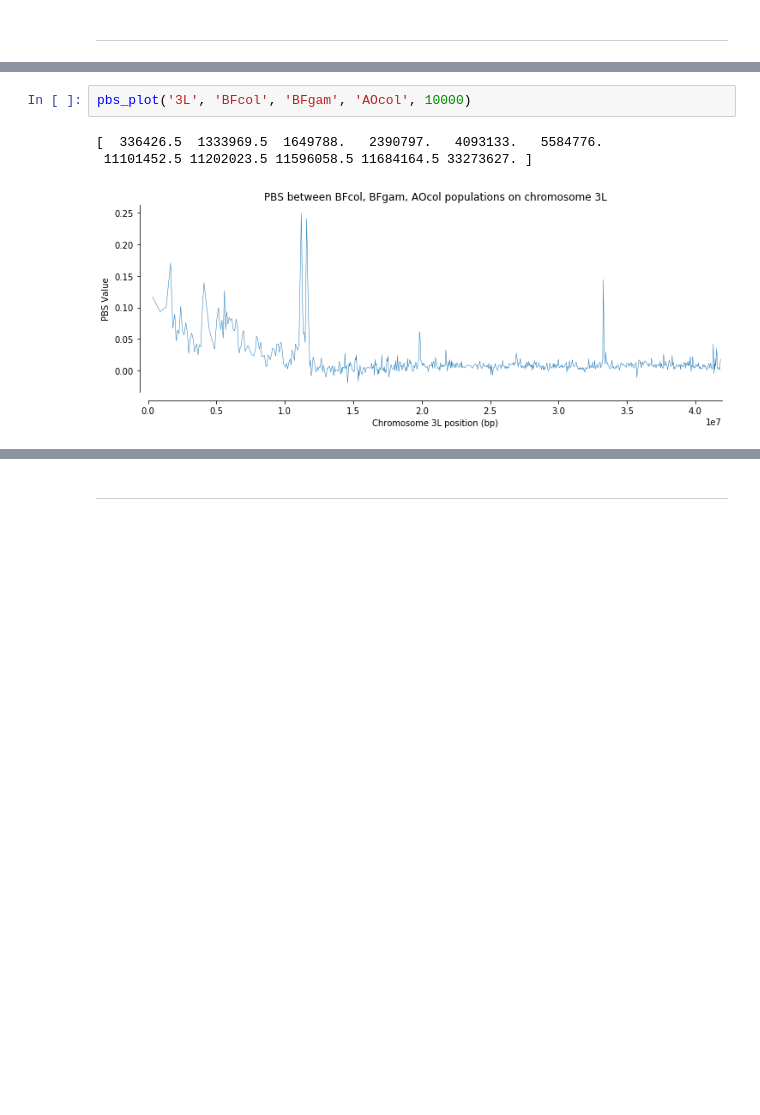
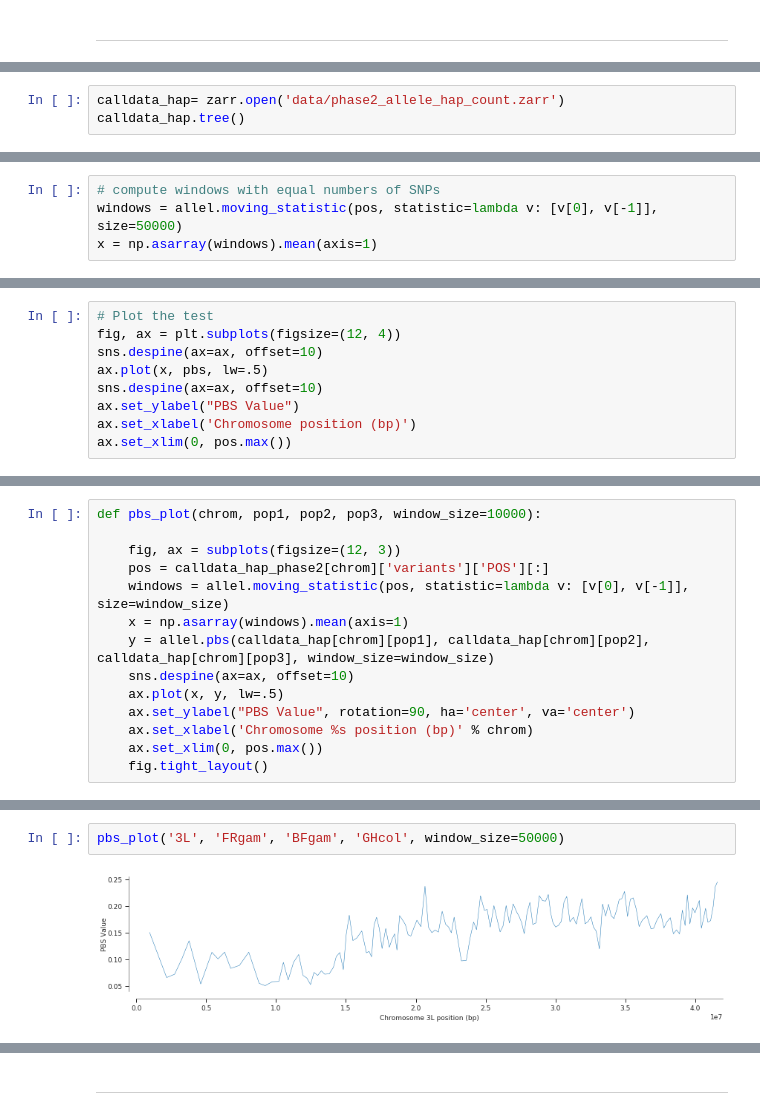
Before and after one commit to randomxsk8/notebooks, a Jupyter notebook: 08292019_selection_PBS.ipynb, the cells around one changed output, grey strips where cells are left out. Drawn from its saved outputs; the diff is of its cells as text; blank space fills up the shorter version.

Commit message:
modified:   08292019_selection_PBS.ipynb 	modified:   09092019_dxy_pi_along_3L.ipynb 	modified:   09102019_dxy_pi_gmin_phase2.ipynb 	modified:   09142019_allele_count_dataset_phase2_creation.ipynb

```diff
--- a/08292019_selection_PBS.ipynb
+++ b/08292019_selection_PBS.ipynb
@@ -136,0 +97,3 @@ def pbs_plot(chrom, a, b, c, windows_size):
+# %%
+calldata_hap= zarr.open('data/phase2_allele_hap_count.zarr')
+calldata_hap.tree()
@@ -136,0 +120,4 @@ def pbs_plot(chrom, a, b, c, windows_size):
+# %%
+# compute windows with equal numbers of SNPs
+windows = allel.moving_statistic(pos, statistic=lambda v: [v[0], v[-1]], size=50000)
+x = np.asarray(windows).mean(axis=1)
@@ -136,0 +128,9 @@ def pbs_plot(chrom, a, b, c, windows_size):
+# %%
+# Plot the test
+fig, ax = plt.subplots(figsize=(12, 4))
+sns.despine(ax=ax, offset=10)
+ax.plot(x, pbs, lw=.5)
+sns.despine(ax=ax, offset=10)
+ax.set_ylabel("PBS Value")
+ax.set_xlabel('Chromosome position (bp)')
+ax.set_xlim(0, pos.max())
@@ -136,0 +141,14 @@ def pbs_plot(chrom, a, b, c, windows_size):
+# %%
+def pbs_plot(chrom, pop1, pop2, pop3, window_size=10000):
+
+    fig, ax = subplots(figsize=(12, 3))
+    pos = calldata_hap_phase2[chrom]['variants']['POS'][:]
+    windows = allel.moving_statistic(pos, statistic=lambda v: [v[0], v[-1]], size=window_size)
+    x = np.asarray(windows).mean(axis=1)
+    y = allel.pbs(calldata_hap[chrom][pop1], calldata_hap[chrom][pop2], calldata_hap[chrom][pop3], window_size=window_size)
+    sns.despine(ax=ax, offset=10)
+    ax.plot(x, y, lw=.5)
+    ax.set_ylabel("PBS Value", rotation=90, ha='center', va='center')
+    ax.set_xlabel('Chromosome %s position (bp)' % chrom)
+    ax.set_xlim(0, pos.max())
+    fig.tight_layout()
@@ -137,7 +179,5 @@ def pbs_plot(chrom, a, b, c, windows_size):
 # %%
-pbs_plot('3L', 'BFcol', 'BFgam', 'AOcol', 10000)
+pbs_plot('3L', 'FRgam', 'BFgam', 'GHcol', window_size=50000)
 # %% [output]
-[  336426.5  1333969.5  1649788.   2390797.   4093133.   5584776.
- 11101452.5 11202023.5 11596058.5 11684164.5 33273627. ]
-[figure, old version]
+[figure, new version]
 # %%
```
Also changed, not shown: parts of 16 cells of this notebook, 3 other files.
